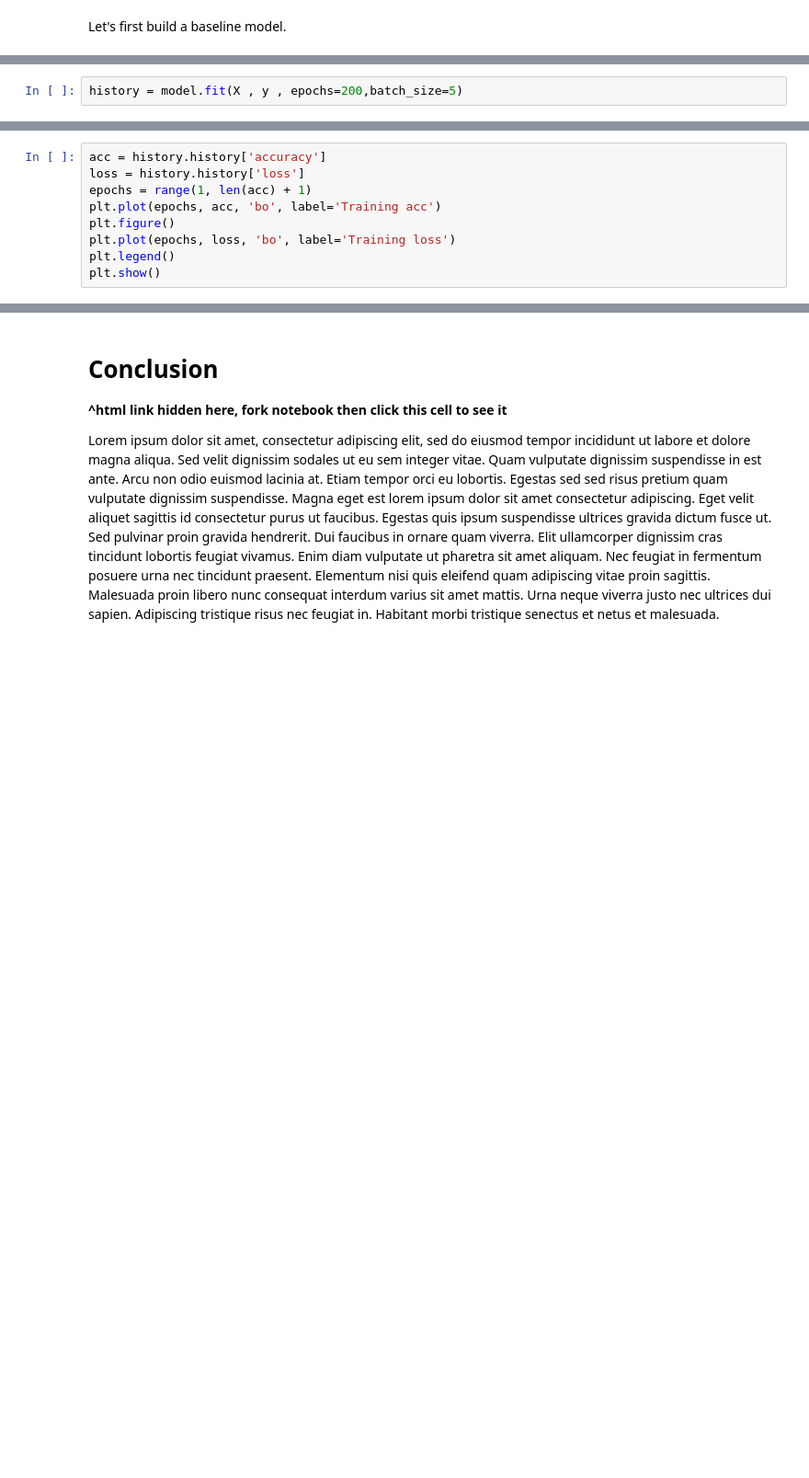
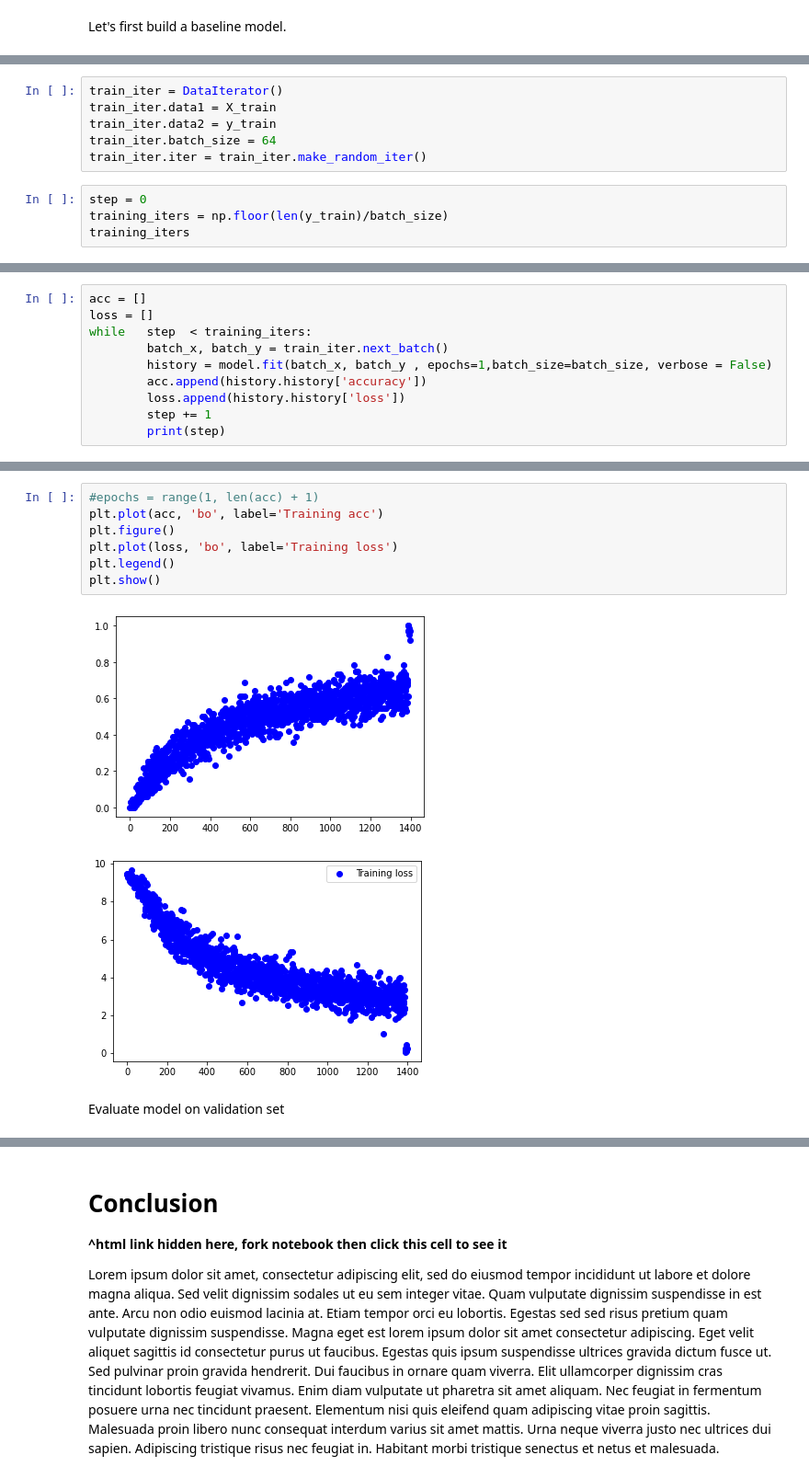
Before and after one commit to mouslyddiaw/protein-classification, a Jupyter notebook: protein-sequence-classification.ipynb, the cells around one changed output, grey strips where cells are left out. Shown at 92% size. Drawn from its saved outputs; the diff is of its cells as text; blank space fills up the shorter version.

Commit message:
baseline model

```diff
--- a/protein-sequence-classification.ipynb
+++ b/protein-sequence-classification.ipynb
@@ -216,2 +212,0 @@ TypeError: 'NoneType' object is not callable
-# %%
-history = model.fit(X , y , epochs=200,batch_size=5)
@@ -217,0 +239,10 @@ history = model.fit(X , y , epochs=200,batch_size=5)
+# %%
+train_iter = DataIterator()
+train_iter.data1 = X_train
+train_iter.data2 = y_train
+train_iter.batch_size = 64
+train_iter.iter = train_iter.make_random_iter()
+# %%
+step = 0
+training_iters = np.floor(len(y_train)/batch_size)
+training_iters
@@ -217,0 +251,10 @@ history = model.fit(X , y , epochs=200,batch_size=5)
+# %%
+acc = []
+loss = []
+while   step  < training_iters:
+        batch_x, batch_y = train_iter.next_batch()
+        history = model.fit(batch_x, batch_y , epochs=1,batch_size=batch_size, verbose = False)
+        acc.append(history.history['accuracy'])
+        loss.append(history.history['loss'])
+        step += 1
+        print(step)
@@ -218,9 +279,12 @@ history = model.fit(X , y , epochs=200,batch_size=5)
 # %%
-acc = history.history['accuracy']
-loss = history.history['loss']
-epochs = range(1, len(acc) + 1)
-plt.plot(epochs, acc, 'bo', label='Training acc')
+#epochs = range(1, len(acc) + 1)
+plt.plot(acc, 'bo', label='Training acc')
 plt.figure()
-plt.plot(epochs, loss, 'bo', label='Training loss')
+plt.plot(loss, 'bo', label='Training loss')
 plt.legend()
 plt.show()
+# %% [output]
+[figure, added]
+[figure, added]
+# %% [markdown]
+Evaluate model on validation set
```
Also changed, not shown: parts of 19 cells of this notebook, 1 other file.
